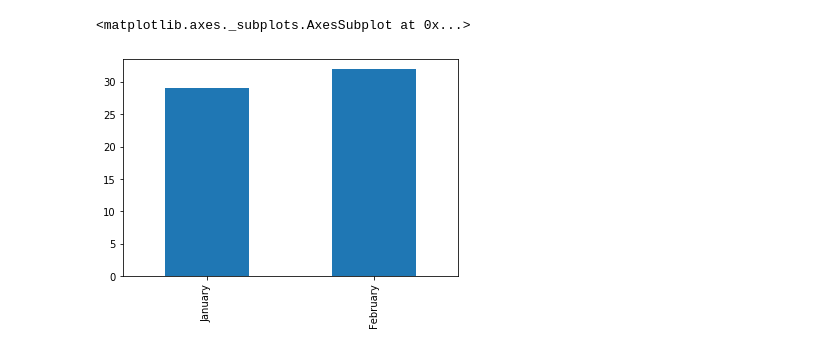
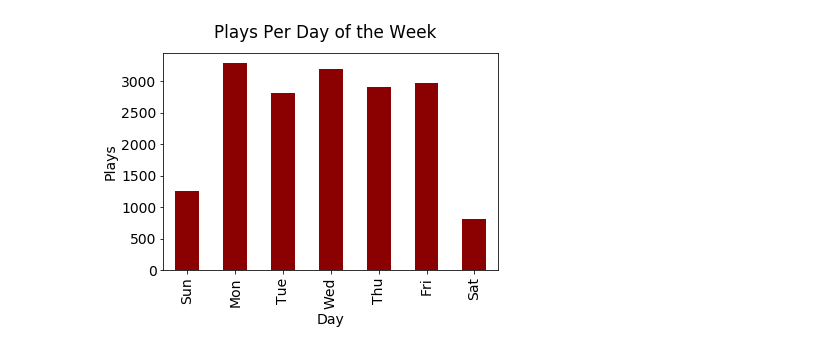
Before and after one commit to jvmohr/dataScience, a Jupyter notebook: Spotify/Spotify Data Analysis.ipynb, the cells around one changed output. Saved outputs shown, nothing was run; the diff lists cells and outputs as text; code cells hidden in the pictures.

```diff
--- a/Spotify/Spotify Data Analysis.ipynb
+++ b/Spotify/Spotify Data Analysis.ipynb
@@ -159,28 +131,5 @@ day_count.plot.bar()
-# %%
-# average per day per month
-
-day_count = sp_df.groupby(['Month']).count()['artistName']
-
-months_dict = {}
-
-for t in pd.unique(list(zip(sp_df['Month'], sp_df['Year']))):
-    if t[0] not in months_dict:
-        months_dict[t[0]] = 0
-    months_dict[t[0]] += monthrange(t[1], t[0])[1]
-
-stt = datetime.datetime.strptime(sp_df.loc[0]['endTime'].split()[0], '%Y-%m-%d')
-end = datetime.datetime.strptime(sp_df.loc[len(sp_df)-1]['endTime'].split()[0], '%Y-%m-%d')
-
-# subtract off for start and end
-months_dict[stt.month] -= stt.day - 1
-months_dict[end.month] -= monthrange(end.year, end.month)[1] - end.day
-
-# get the averages
-for key in months_dict.keys():
-    day_count[key] /= months_dict[key]
-
-day_count.index = list(map(lambda x: months[x], day_count.index.tolist()))
-day_count.plot.bar()
-# %% [output]
-<matplotlib.axes._subplots.AxesSubplot at 0x...>
-[figure, removed]
+# %%
+# plays per day of week
+sfy.playsDayWeek(sp_df)
+# %% [output]
+[figure, added]
```
Also changed, not shown: parts of 24 cells of this notebook, 2 other files.
